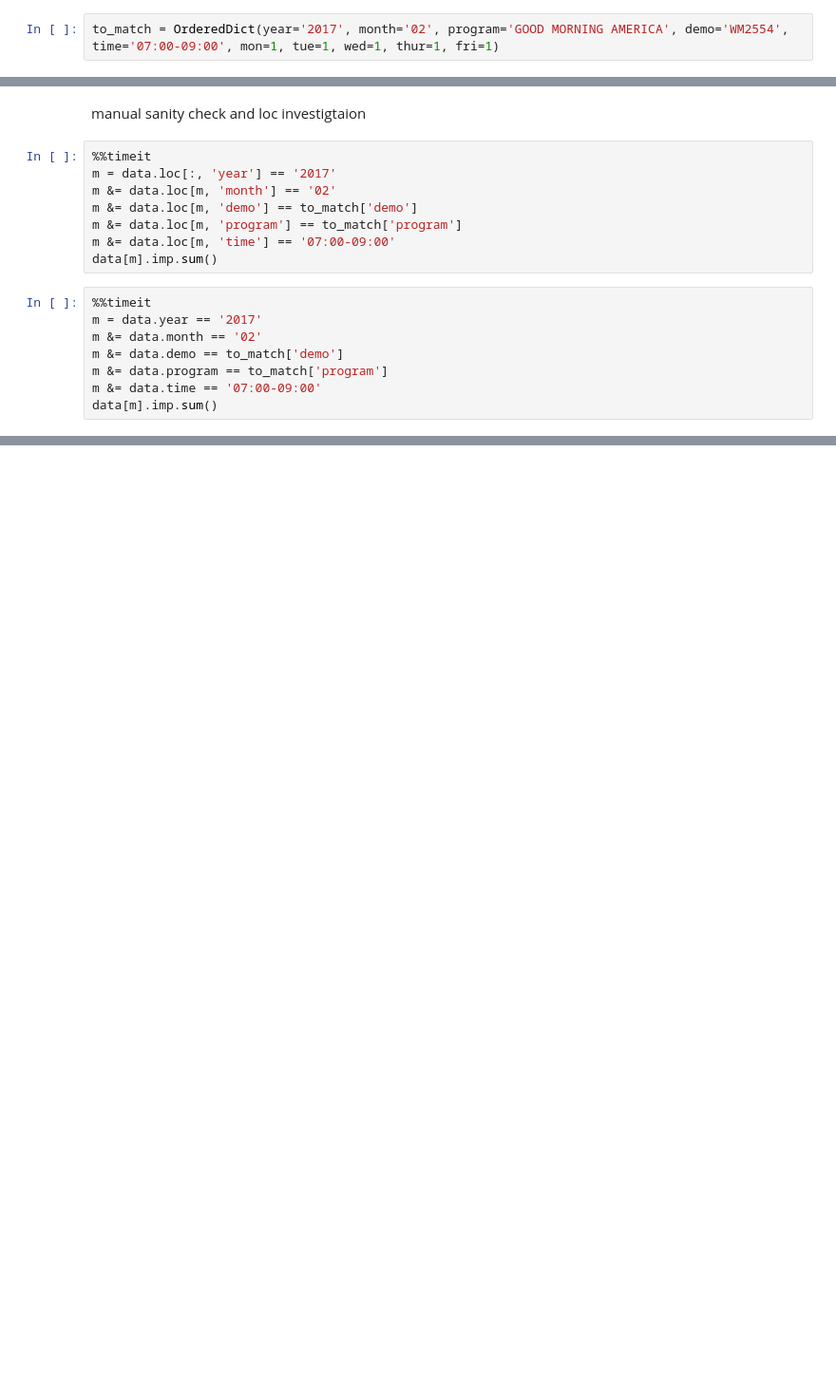
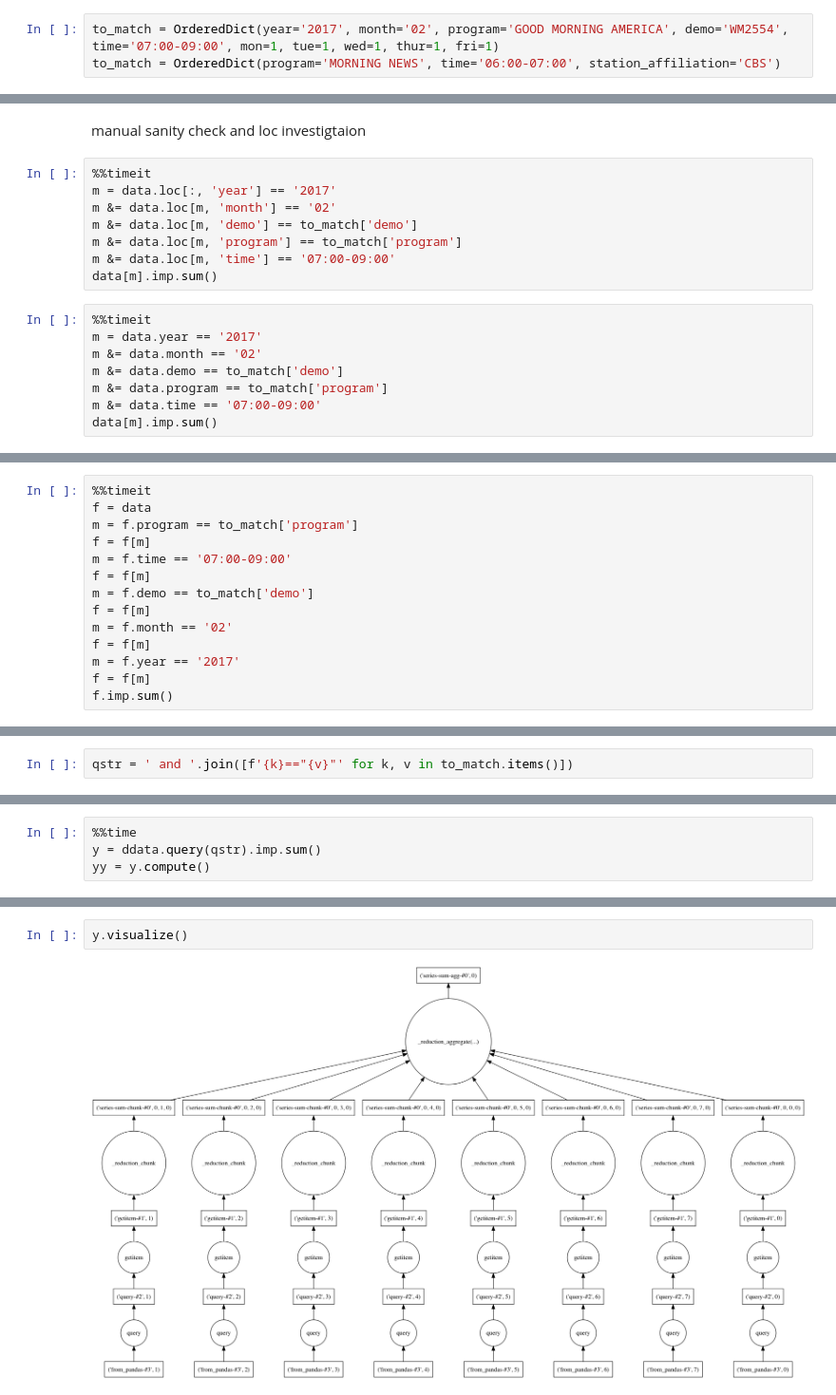
Before and after one commit to rkhullar/dask-playground, a Jupyter notebook: test07.ipynb, the cells around one changed output, grey strips where cells are left out. Shown at 95% size. Drawn from its saved outputs; the diff is of its cells as text; blank space fills up the shorter version.

Commit message:
another query

```diff
--- a/test07.ipynb
+++ b/test07.ipynb
@@ -26,5 +67,6 @@ programs.loc[mask]
 # %%
 to_match = OrderedDict(year='2017', month='02', program='GOOD MORNING AMERICA', demo='WM2554', time='07:00-09:00', mon=1, tue=1, wed=1, thur=1, fri=1)
+to_match = OrderedDict(program='MORNING NEWS', time='06:00-07:00', station_affiliation='CBS')
 # %% [markdown]
 The following section compares query runtime with and without reduction. Building a chain of loc slows things down severely. The best time was without reduction.
 # %%
@@ -96,0 +173,14 @@ data[m].imp.sum()
+# %%
+%%timeit
+f = data
+m = f.program == to_match['program']
+f = f[m]
+m = f.time == '07:00-09:00'
+f = f[m]
+m = f.demo == to_match['demo']
+f = f[m]
+m = f.month == '02'
+f = f[m]
+m = f.year == '2017'
+f = f[m]
+f.imp.sum()
@@ -96,0 +189,2 @@ data[m].imp.sum()
+# %%
+qstr = ' and '.join([f'{k}=="{v}"' for k, v in to_match.items()])
@@ -96,0 +200,4 @@ data[m].imp.sum()
+# %%
+%%time
+y = ddata.query(qstr).imp.sum()
+yy = y.compute()
@@ -96,0 +207,4 @@ data[m].imp.sum()
+# %%
+y.visualize()
+# %% [output]
+[figure, added]
```
Also changed, not shown: parts of 20 cells of this notebook, 2 other files.
